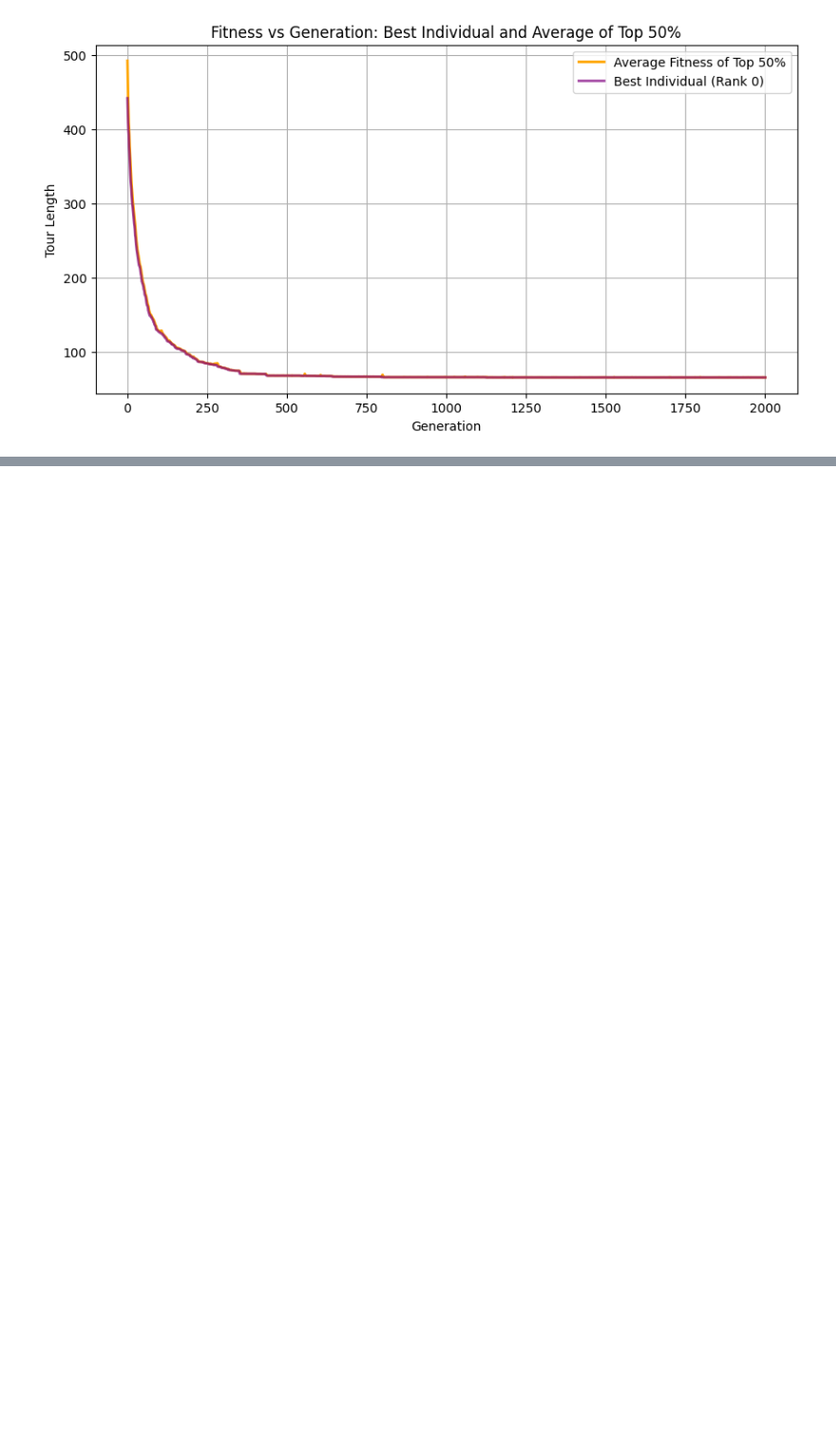
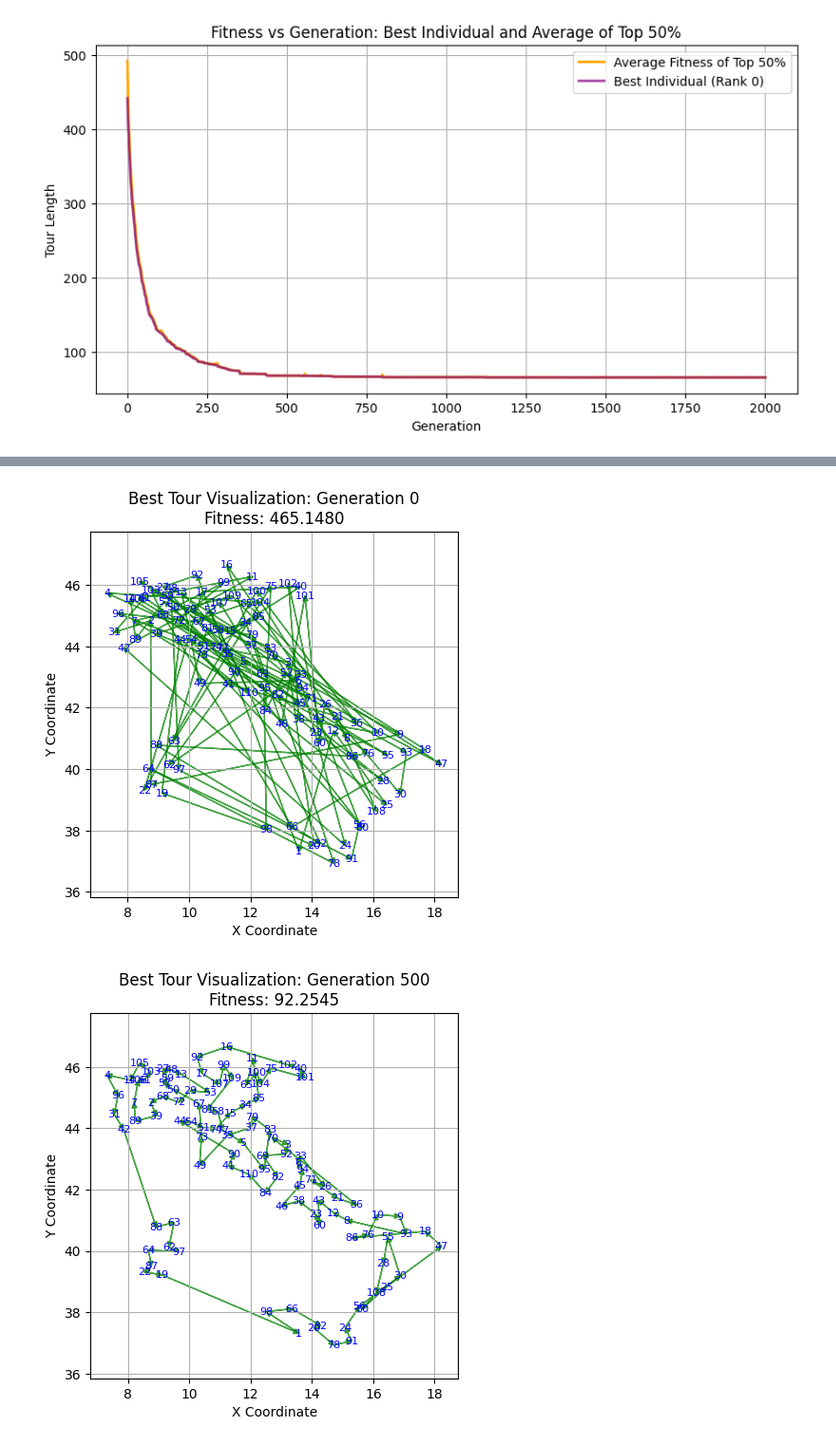
Before and after one commit to giuliagogna/NumericalSimulationLaboratory, a Jupyter notebook: Lab09/analysis09.ipynb, the cells around one changed output, grey strips where cells are left out. Shown at 95% size. Cells and saved outputs as stored; diff of their text form; code cells hidden in the pictures; blank space fills up the shorter version.

```diff
--- a/Lab09/analysis09.ipynb
+++ b/Lab09/analysis09.ipynb
@@ -384,0 +395,7 @@ plot_tour(1000, df_italy, x_coord, y_coord, "italy")
+# %%
+plot_tour(0, df_italy_comparison, x_coord, y_coord, "italy")
+plot_tour(500, df_italy_comparison, x_coord, y_coord, "italy")
+plot_tour(2000, df_italy_comparison, x_coord, y_coord, "italy")
+# %% [output]
+[figure, added]
+[figure, added]
```
Also changed, not shown: parts of 8 cells of this notebook, 12 other files.
